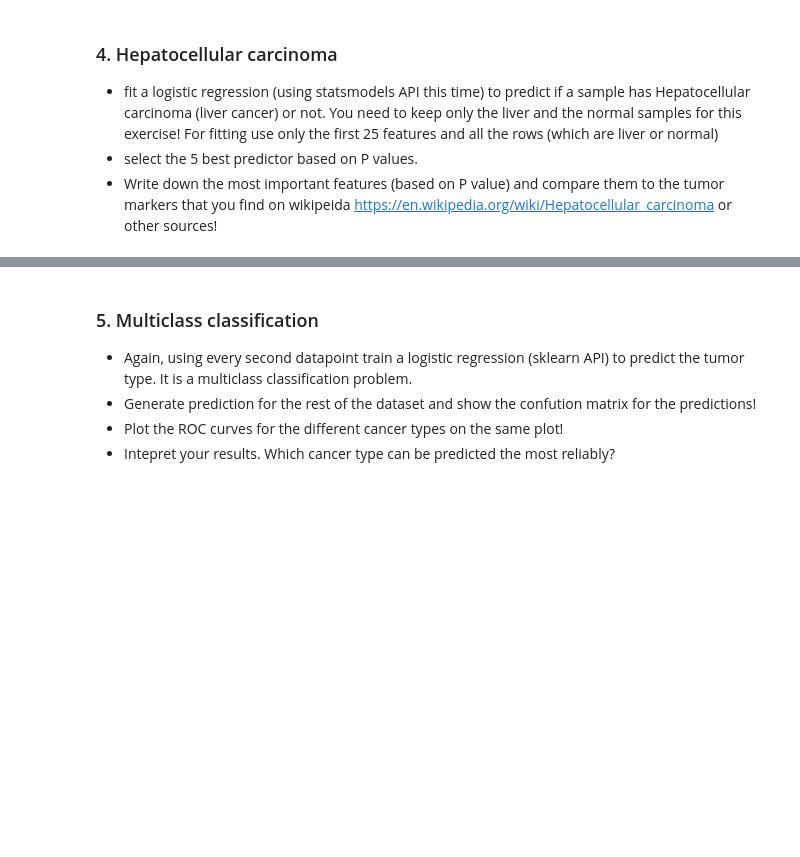
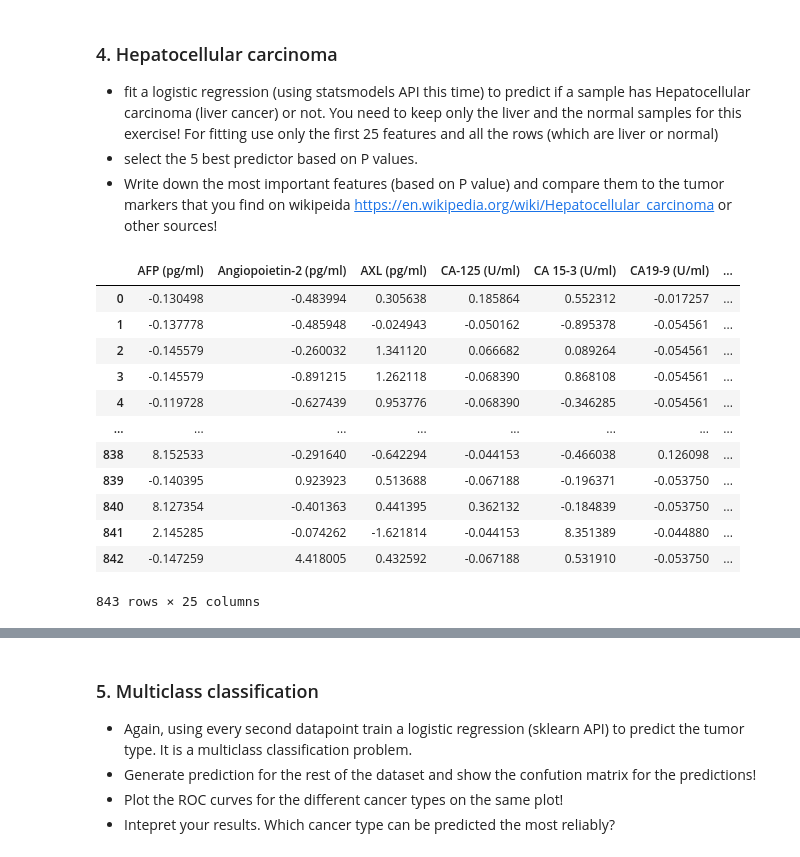
Before and after one commit to barnabasp/ML_Course, a Jupyter notebook: 5/hw5_raw.ipynb, the cells around one changed output, grey strips where cells are left out. Saved outputs shown, nothing was run; the diff lists cells and outputs as text; code cells hidden in the pictures; blank space fills up the shorter version.

```diff
--- a/5/hw5_raw.ipynb
+++ b/5/hw5_raw.ipynb
@@ -317,4 +300,6 @@ from sklearn.preprocessing import StandardScaler
 # %%
 newdw = [df[df['Tumor type'] == 6.0],df[df['Tumor type'] == 4.0]]
 liv_norm_df = pd.concat(newdw)
-liv_norm_scal_df = StandardScaler().fit_transform(liv_norm_df)
+liv_norm_df = liv_norm_df.replace([6.0,4.0],[1,0])
+Y_sm = liv_norm_df[liv_norm_df.columns[0]]
+liv_norm_scal_df = pd.DataFrame(StandardScaler().fit_transform(liv_norm_df[liv_norm_df.columns[2:27]]),columns=liv_norm_df[liv_norm_df.columns[2:27]].columns)
@@ -327,0 +311,16 @@ Y_sm = liv_norm_df[liv_norm_df.columns[0]]
+# %%
+liv_norm_scal_df
+# %% [output]
+|  | AFP (pg/ml) | Angiopoietin-2 (pg/ml) | AXL (pg/ml) | CA-125 (U/ml) | CA 15-3 (U/ml) | CA19-9 (U/ml) | ... |
+| 0 | -0.130498 | -0.483994 | 0.305638 | 0.185864 | 0.552312 | -0.017257 | ... |
+| 1 | -0.137778 | -0.485948 | -0.024943 | -0.050162 | -0.895378 | -0.054561 | ... |
+| 2 | -0.145579 | -0.260032 | 1.341120 | 0.066682 | 0.089264 | -0.054561 | ... |
+| 3 | -0.145579 | -0.891215 | 1.262118 | -0.068390 | 0.868108 | -0.054561 | ... |
+| 4 | -0.119728 | -0.627439 | 0.953776 | -0.068390 | -0.346285 | -0.054561 | ... |
+| ... | ... | ... | ... | ... | ... | ... | ... |
+| 838 | 8.152533 | -0.291640 | -0.642294 | -0.044153 | -0.466038 | 0.126098 | ... |
+| 839 | -0.140395 | 0.923923 | 0.513688 | -0.067188 | -0.196371 | -0.053750 | ... |
+| 840 | 8.127354 | -0.401363 | 0.441395 | 0.362132 | -0.184839 | -0.053750 | ... |
+| 841 | 2.145285 | -0.074262 | -1.621814 | -0.044153 | 8.351389 | -0.044880 | ... |
+| 842 | -0.147259 | 4.418005 | 0.432592 | -0.067188 | 0.531910 | -0.053750 | ... |
+843 rows × 25 columns
```
Also changed, not shown: parts of 27 cells of this notebook.
